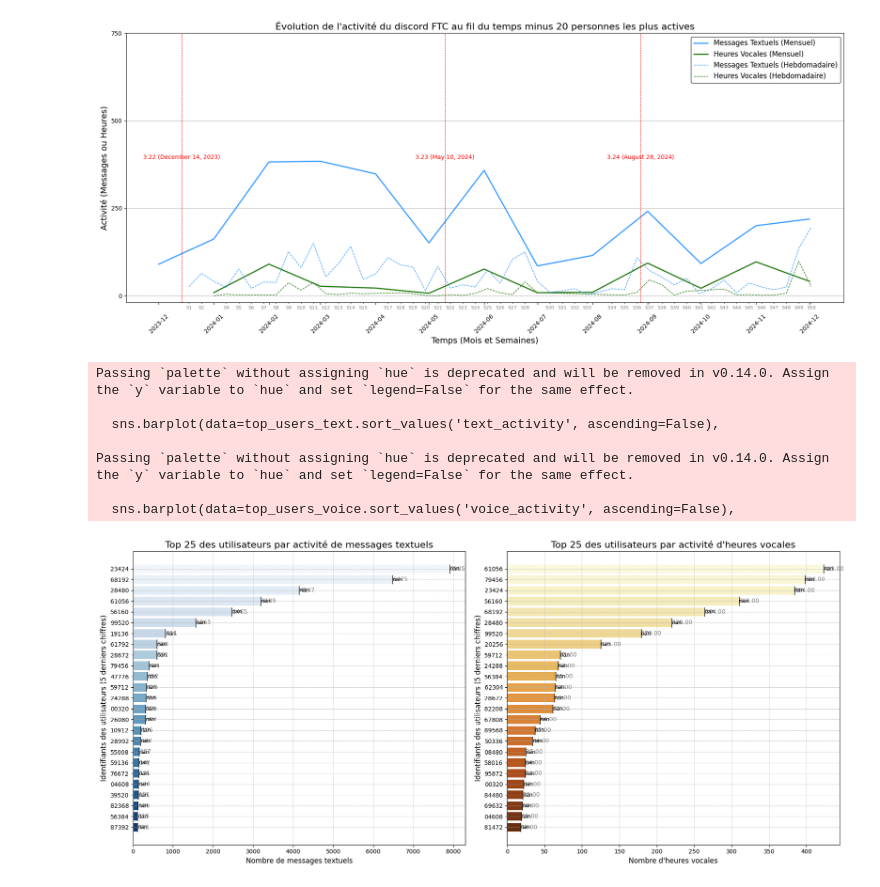
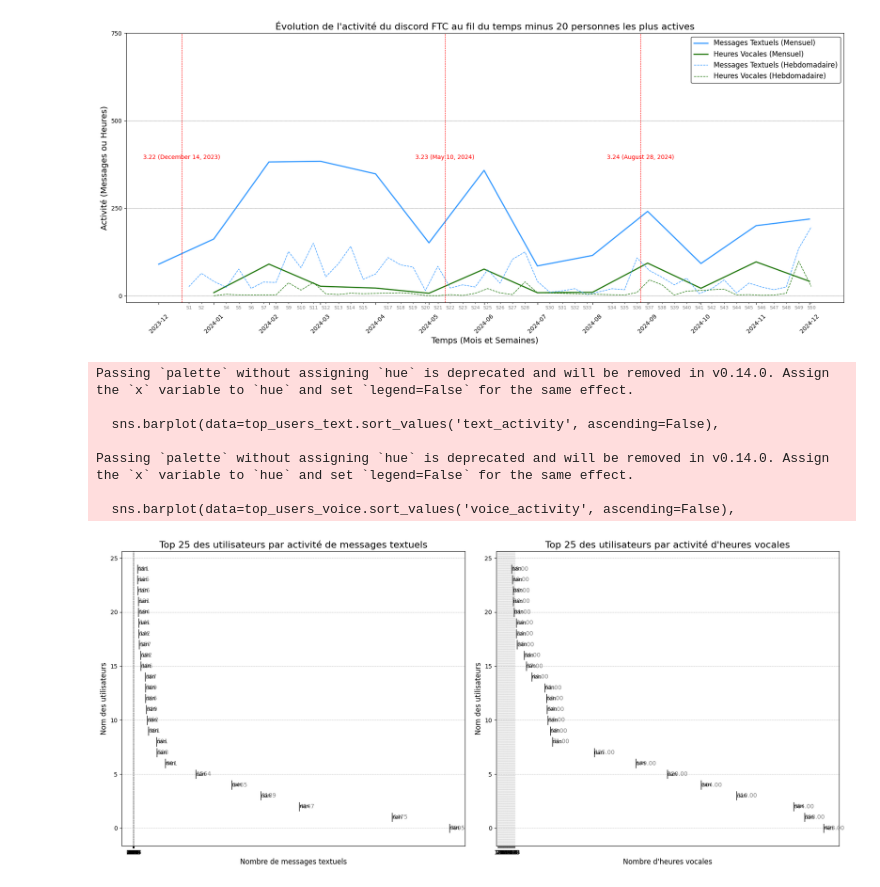
Before and after one commit to raphael-mottelet/Datascience, a Jupyter notebook: discord_activity_analysis.ipynb, the cells around one changed output. Drawn from its saved outputs; the diff is of its cells as text; code cells hidden in the pictures.

```diff
--- a/discord_activity_analysis.ipynb
+++ b/discord_activity_analysis.ipynb
@@ -393,7 +393,7 @@ import json
 message_data = pd.read_json('data/messagedata.json')
 voice_data = pd.read_json('data/voicedata.json')
 
-# Charger les données de users.json pour obtenir les pseudos
+# Charger les données des utilisateurs depuis le fichier JSON
 with open('data/users.json', 'r') as file:
     users_data = json.load(file)
 
@@ -404,57 +404,66 @@ users_df = pd.DataFrame(users_data)
 message_data['logDate'] = pd.to_datetime(message_data['logDate'])
 voice_data['when'] = pd.to_datetime(voice_data['when'])
 
+# Renommer la colonne discordid en id dans tous les DataFrames pour que ce soit cohérent
+message_data.rename(columns={'discordid': 'id'}, inplace=True)
+voice_data.rename(columns={'discordid': 'id'}, inplace=True)
+
+# Convertir les 'id' en chaînes de caractères pour éviter tout problème de type
+message_data['id'] = message_data['id'].astype(str)
+voice_data['id'] = voice_data['id'].astype(str)
+users_df['id'] = users_df['id'].astype(str)
+
 # Agréger les données pour les utilisateurs les plus actifs
-top_users_text = message_data['discordid'].apply(lambda x: str(x)[-5:]).value_counts().nlargest(25).reset_index()
-top_users_text.columns = ['discordid_short', 'text_activity']
+top_users_text = message_data['id'].value_counts().nlargest(25).reset_index()
+top_users_text.columns = ['id', 'text_activity']
 
-top_users_voice = voice_data['discordid'].apply(lambda x: str(x)[-5:]).value_counts().nlargest(25).reset_index()
-top_users_voice.columns = ['discordid_short', 'voice_activity']
+top_users_voice = voice_data['id'].value_counts().nlargest(25).reset_index()
+top_users_voice.columns = ['id', 'voice_activity']
 
 # Ajouter les pseudos des utilisateurs dans les DataFrames top_users
-top_users_text = top_users_text.merge(users_df[['id', 'username']], left_on='discordid_short', right_on='id', how='left')
-top_users_voice = top_users_voice.merge(users_df[['id', 'username']], left_on='discordid_short', right_on='id', how='left')
+top_users_text = top_users_text.merge(users_df[['id', 'username']], on='id', how='left')
+top_users_voice = top_users_voice.merge(users_df[['id', 'username']], on='id', how='left')
 
 # Création des graphiques séparés
 fig, axes = plt.subplots(1, 2, figsize=(18, 8))  # Un graphique avec deux sous-graphes
 
 # Graphique 1 : Top 25 utilisateurs par messages textuels
 sns.barplot(data=top_users_text.sort_values('text_activity', ascending=False),
-            x='text_activity', y='discordid_short', palette='Blues', ax=axes[0])
+            x='text_activity', y='username', palette='Blues', ax=axes[0])  # Remplacer discordid_short par username
 axes[0].set_title('Top 25 des utilisateurs par activité de messages textuels', fontsize=16)
 axes[0].set_xlabel('Nombre de messages textuels', fontsize=12)
-axes[0].set_ylabel('Identifiants des utilisateurs (5 derniers chiffres)', fontsize=12)
+axes[0].set_ylabel('Nom des utilisateurs', fontsize=12)
 axes[0].grid(True, which='major', linestyle='--', linewidth=0.5)
 
 # Ajouter une ligne de délimitation et les totaux à droite des barres
 for index, row in top_users_text.iterrows():
     axes[0].plot([row['text_activity'], row['text_activity']], [index - 0.4, index + 0.4], color='black', linewidth=1)  # Ligne noire
     axes[0].text(row['text_activity'] + 20, index, f"{row['text_activity']}", va='center', ha='left', fontsize=10, color='gray')  # Total à droite
     axes[0].text(row['text_activity'] + 10, index, f"{row['username']}", va='center', ha='left', fontsize=9, color='black')  # Pseudo à côté de l'ID
 
 # Graphique 2 : Top 25 utilisateurs par heures vocales
 sns.barplot(data=top_users_voice.sort_values('voice_activity', ascending=False),
-            x='voice_activity', y='discordid_short', palette='YlOrBr', ax=axes[1])
+            x='voice_activity', y='username', palette='YlOrBr', ax=axes[1])  # Remplacer discordid_short par username
 axes[1].set_title('Top 25 des utilisateurs par activité d\'heures vocales', fontsize=16)
 axes[1].set_xlabel('Nombre d\'heures vocales', fontsize=12)
-axes[1].set_ylabel('Identifiants des utilisateurs (5 derniers chiffres)', fontsize=12)
+axes[1].set_ylabel('Nom des utilisateurs', fontsize=12)
 axes[1].grid(True, which='major', linestyle='--', linewidth=0.5)
 
 # Ajouter une ligne de délimitation et les totaux à droite des barres
 for index, row in top_users_voice.iterrows():
     axes[1].plot([row['voice_activity'], row['voice_activity']], [index - 0.4, index + 0.4], color='black', linewidth=1)  # Ligne noire
     axes[1].text(row['voice_activity'] + 0.2, index, f"{row['voice_activity']:.2f}", va='center', ha='left', fontsize=10, color='gray')  # Total à droite
     axes[1].text(row['voice_activity'] + 0.1, index, f"{row['username']}", va='center', ha='left', fontsize=9, color='black')  # Pseudo à côté de l'ID
 
 # Ajuster l'espacement et l'affichage
 plt.tight_layout()
 plt.show()
 # %% [output]
-Passing `palette` without assigning `hue` is deprecated and will be removed in v0.14.0. Assign the `y` variable to `hue` and set `legend=False` for the same effect.
+Passing `palette` without assigning `hue` is deprecated and will be removed in v0.14.0. Assign the `x` variable to `hue` and set `legend=False` for the same effect.
 
   sns.barplot(data=top_users_text.sort_values('text_activity', ascending=False),
 
-Passing `palette` without assigning `hue` is deprecated and will be removed in v0.14.0. Assign the `y` variable to `hue` and set `legend=False` for the same effect.
+Passing `palette` without assigning `hue` is deprecated and will be removed in v0.14.0. Assign the `x` variable to `hue` and set `legend=False` for the same effect.
 
   sns.barplot(data=top_users_voice.sort_values('voice_activity', ascending=False),
-[figure, old version]
+[figure, new version]
```
Also changed, not shown: parts of 1 cell of this notebook.
